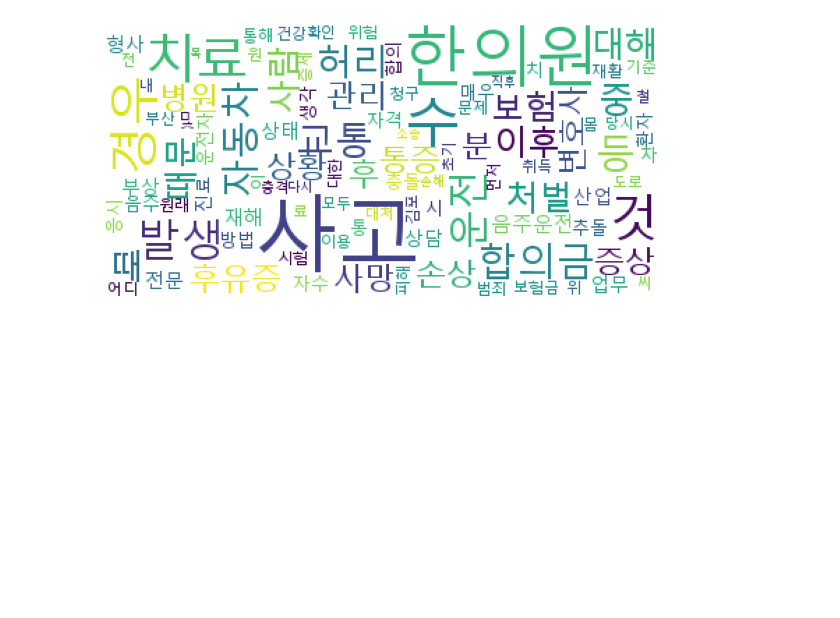
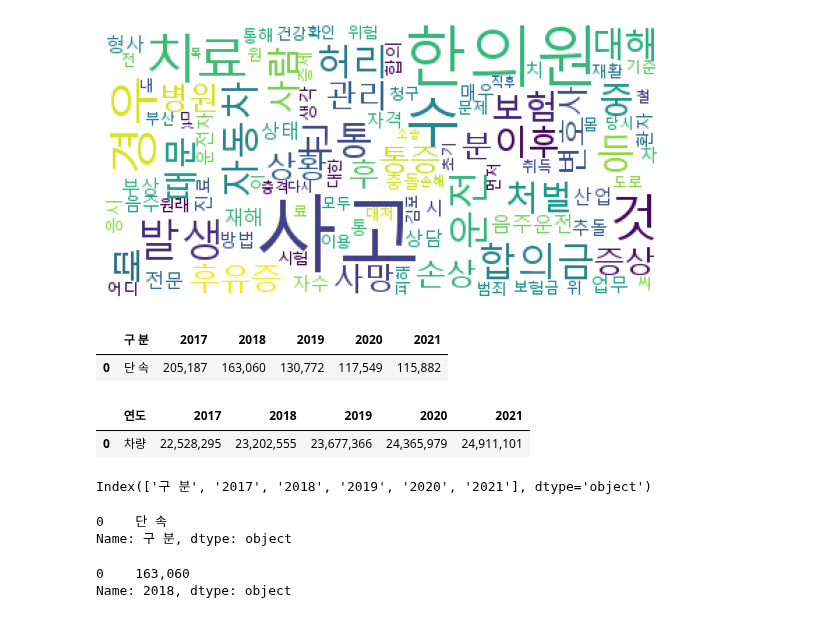
Before and after one commit to HoJin1014/KNU-BIGDATA-study, a Jupyter notebook: livingrab/ex_accident.ipynb, the cells around one changed output. Saved outputs shown, nothing was run; the diff lists cells and outputs as text; code cells hidden in the pictures; blank space fills up the shorter version.

```diff
--- a/livingrab/ex_accident.ipynb
+++ b/livingrab/ex_accident.ipynb
@@ -177,0 +180,29 @@ plt.show()
+# %%
+DIR='./음주운전단속현황.csv'
+DIR1='./자동차등록현황.csv'
+df=pd.read_csv(DIR)
+df1=pd.read_csv(DIR1, encoding='cp949')
+# %%
+df
+# %% [output]
+|  | 구 분 | 2017 | 2018 | 2019 | 2020 | 2021 |
+| 0 | 단 속 | 205,187 | 163,060 | 130,772 | 117,549 | 115,882 |
+# %%
+df1
+# %% [output]
+|  | 연도 | 2017 | 2018 | 2019 | 2020 | 2021 |
+| 0 | 차량 | 22,528,295 | 23,202,555 | 23,677,366 | 24,365,979 | 24,911,101 |
+# %%
+df.columns
+# %% [output]
+Index(['구 분', '2017', '2018', '2019', '2020', '2021'], dtype='object')
+# %%
+df['구 분']
+# %% [output]
+0    단 속
+Name: 구 분, dtype: object
+# %%
+df['2018']
+# %% [output]
+0    163,060
+Name: 2018, dtype: object
```
Also changed, not shown: parts of 1 cell of this notebook, 3 other files.
